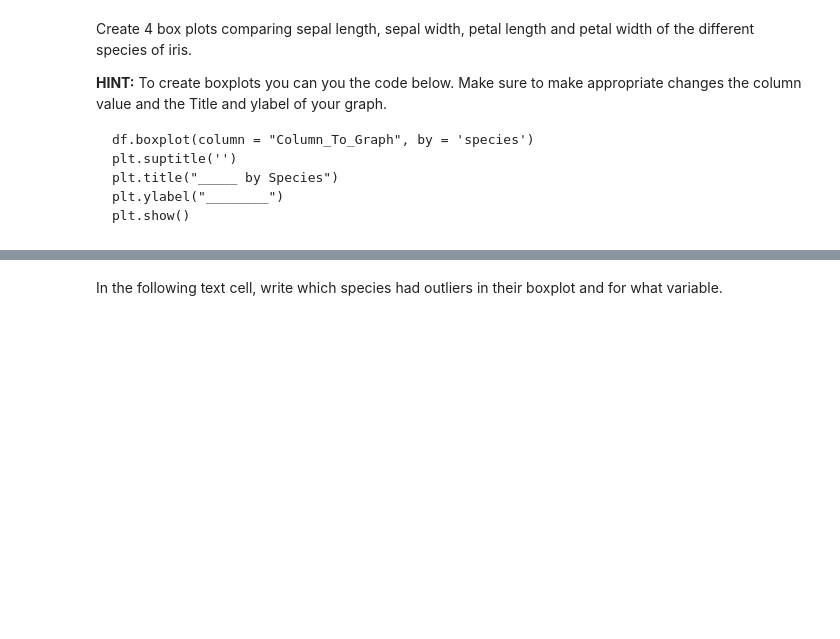
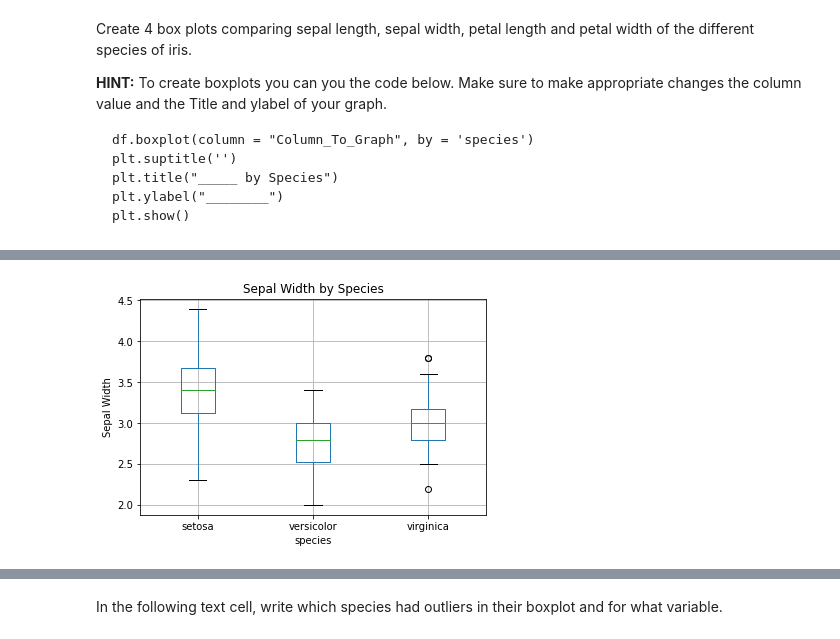
Before and after one commit to fd-journey/journey, a Jupyter notebook: Workshop_Intro_to_Numpy_Pandas_Fred.ipynb, the cells around one changed output, grey strips where cells are left out. Drawn from its saved outputs; the diff is of its cells as text; code cells hidden in the pictures; blank space fills up the shorter version.

```diff
--- a/Workshop_Intro_to_Numpy_Pandas_Fred.ipynb
+++ b/Workshop_Intro_to_Numpy_Pandas_Fred.ipynb
@@ -155,0 +164,8 @@ plt.show()
+# %%
+df.boxplot(column= "sepal_width", by = "species")
+plt.suptitle("")
+plt.title("Sepal Width by Species")
+plt.ylabel("Sepal Width")
+plt.show()
+# %% [output]
+[figure, added]
```
Also changed, not shown: parts of 17 cells of this notebook.
